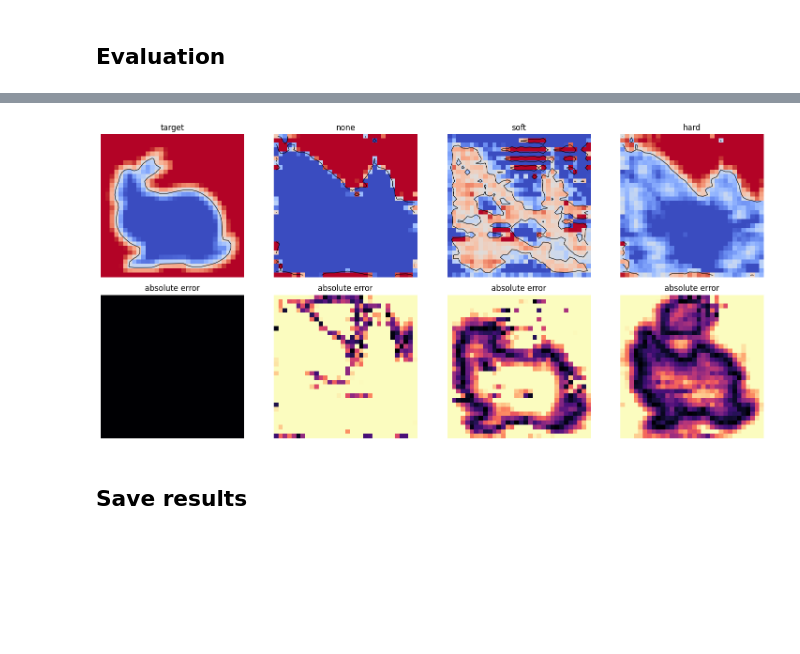
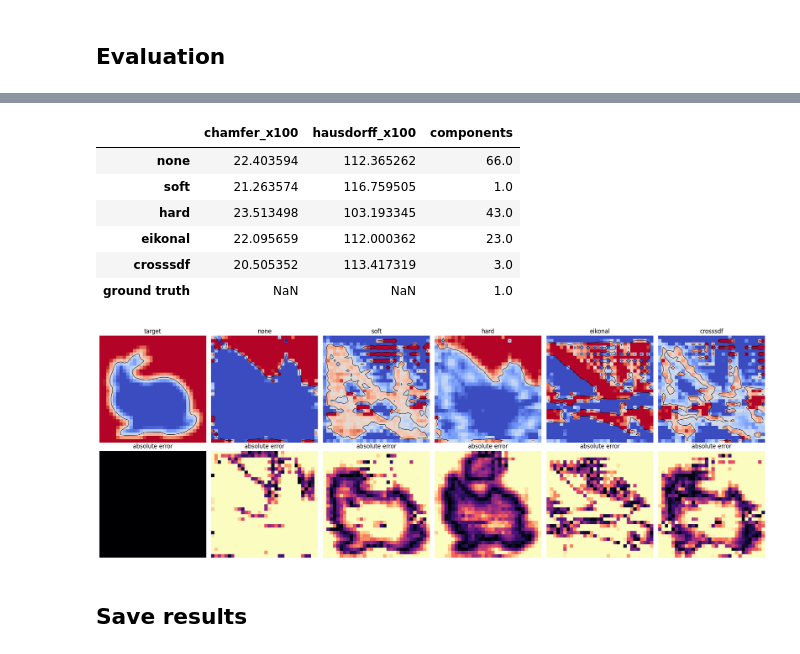
Before and after one commit to simon1223-code/mit-sgi-crisscross, a Jupyter notebook: 02_constraint_experiments.ipynb, the cells around one changed output, grey strips where cells are left out. Saved outputs shown, nothing was run; the diff lists cells and outputs as text; code cells hidden in the pictures; blank space fills up the shorter version.

```diff
--- a/02_constraint_experiments.ipynb
+++ b/02_constraint_experiments.ipynb
@@ -232,23 +365,72 @@ summary
+# %%
+def sample_zero_surface(field, count=12000, seed=SEED):
+    volume = field.detach().cpu().numpy().squeeze()
+    if volume.min() > 0 or volume.max() < 0:
+        return None
+    vertices, faces, _, _ = marching_cubes(volume, level=0, spacing=(spacing,) * 3)
+    triangles = vertices[faces]
+    areas = 0.5 * np.linalg.norm(np.cross(triangles[:, 1] - triangles[:, 0], triangles[:, 2] - triangles[:, 0]), axis=1)
+    rng = np.random.default_rng(seed)
+    selected = rng.choice(len(faces), size=count, p=areas / areas.sum())
+    triangle = triangles[selected]
+    r1 = np.sqrt(rng.random(count))
+    r2 = rng.random(count)
+    return (1 - r1)[:, None] * triangle[:, 0] + (r1 * (1 - r2))[:, None] * triangle[:, 1] + (r1 * r2)[:, None] * triangle[:, 2]
+
+
+def paper_mesh_metrics(prediction, reference_points, seed):
+    predicted_points = sample_zero_surface(prediction, seed=seed)
+    volume = prediction.detach().cpu().numpy().squeeze() < 0
+    component_count = connected_components(volume, structure=np.ones((3, 3, 3), dtype=np.uint8))[1]
+    if predicted_points is None:
+        return {"chamfer_x100": np.inf, "hausdorff_x100": np.inf, "components": component_count}
+    pred_to_ref = cKDTree(reference_points).query(predicted_points, workers=-1)[0]
+    ref_to_pred = cKDTree(predicted_points).query(reference_points, workers=-1)[0]
+    return {
+        "chamfer_x100": 50 * (pred_to_ref.mean() + ref_to_pred.mean()),
+        "hausdorff_x100": 100 * max(pred_to_ref.max(), ref_to_pred.max()),
+        "components": component_count,
+    }
+
+
+reference_points = sample_zero_surface(target)
+paper_summary = pd.DataFrame({
+    name: paper_mesh_metrics(result["prediction"], reference_points, SEED + index + 1)
+    for index, (name, result) in enumerate(results.items())
+}).T
+paper_summary.loc["ground truth", "components"] = connected_components(
+    target.detach().cpu().numpy().squeeze() < 0,
+    structure=np.ones((3, 3, 3), dtype=np.uint8),
+)[1]
+paper_summary
+# %% [output]
+|  | chamfer_x100 | hausdorff_x100 | components |
+| none | 22.403594 | 112.365262 | 66.0 |
+| soft | 21.263574 | 116.759505 | 1.0 |
+| hard | 23.513498 | 103.193345 | 43.0 |
+| eikonal | 22.095659 | 112.000362 | 23.0 |
+| crosssdf | 20.505352 | 113.417319 | 3.0 |
+| ground truth | NaN | NaN | 1.0 |
 # %%
 middle = TRAIN_RES // 2
-fig, axes = plt.subplots(2, 4, figsize=(15, 7))
 fields = {"target": target, **{name: result["prediction"] for name, result in results.items()}}
+fig, axes = plt.subplots(2, len(fields), figsize=(3.3 * len(fields), 7), squeeze=False)
 
 for column, (name, field) in enumerate(fields.items()):
     image = field[0, 0, :, :, middle].detach().cpu().T
     axes[0, column].imshow(image, origin="lower", cmap="coolwarm", vmin=-TRUNCATION, vmax=TRUNCATION)
     axes[0, column].contour(image, levels=[0], colors="black", linewidths=0.8)
     axes[0, column].set_title(name)
     error = (field - target).abs()[0, 0, :, :, middle].detach().cpu().T
     axes[1, column].imshow(error, origin="lower", cmap="magma", vmin=0, vmax=0.2)
     axes[1, column].set_title("absolute error")
     axes[0, column].set_axis_off()
     axes[1, column].set_axis_off()
 
 fig.tight_layout()
 plt.show()
 # %% [output]
-[figure, old version]
+[figure, new version]
 # %% [markdown]
 ## Save results
 # %%
```
Also changed, not shown: parts of 10 cells of this notebook, 3 other files.
